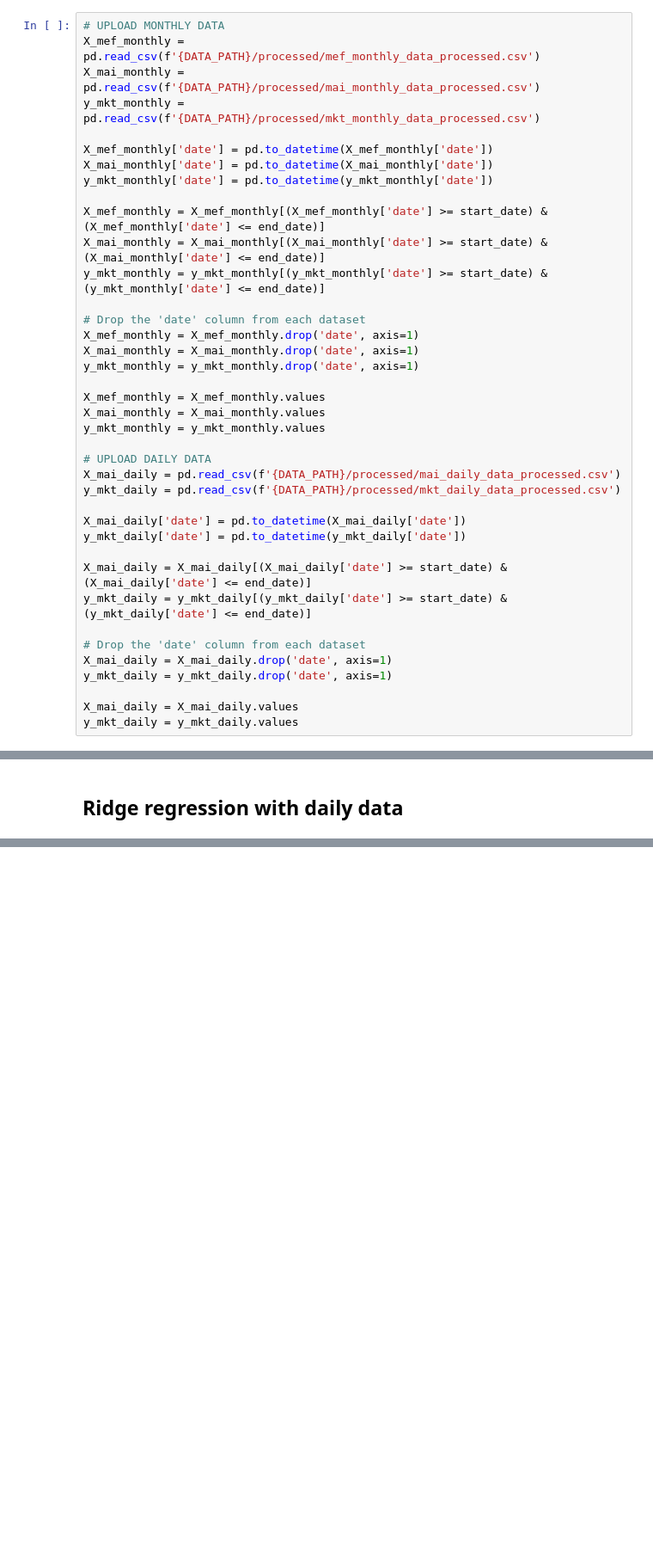
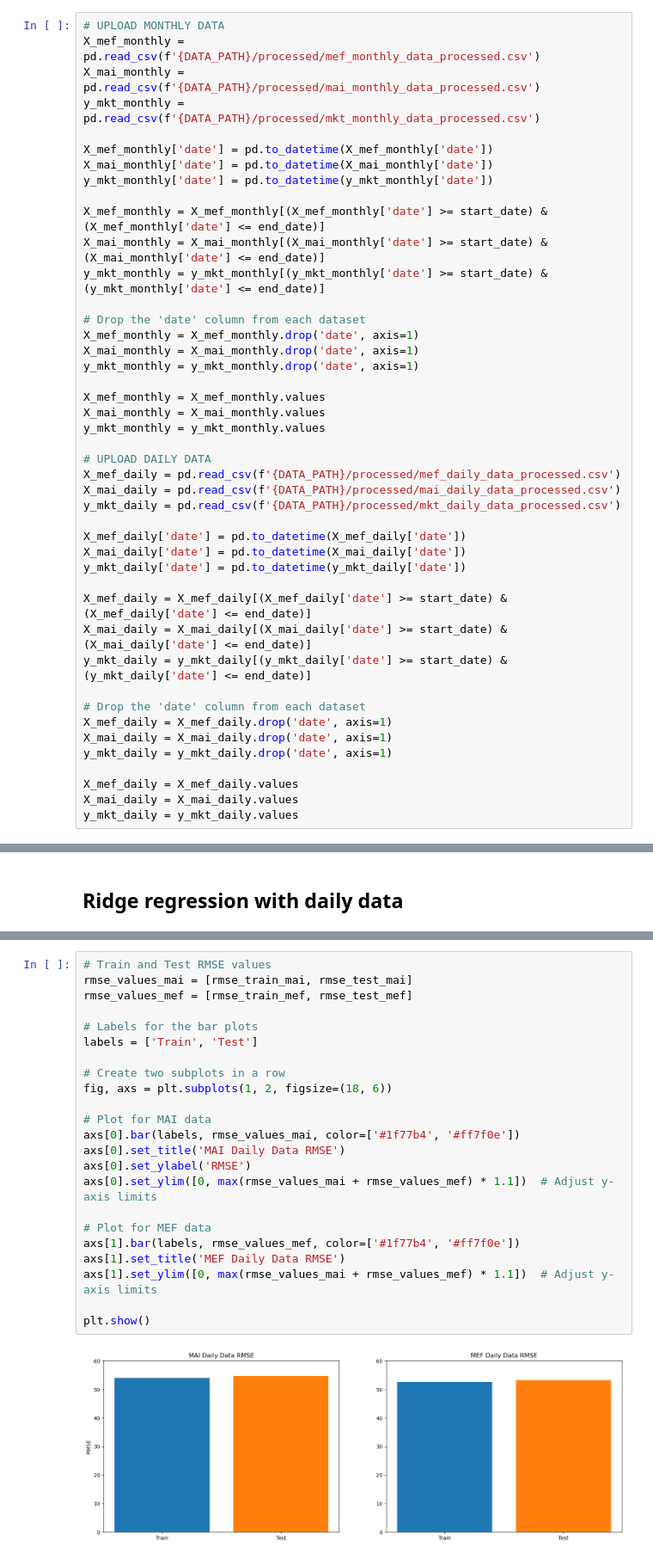
Before and after one commit to astavrop0/MAI_for_stock_return_predictability, a Jupyter notebook: notebooks/LinearModel.ipynb, the cells around one changed output, grey strips where cells are left out. Shown at 86% size. Cells and saved outputs as stored; diff of their text form; blank space fills up the shorter version.

```diff
--- a/notebooks/LinearModel.ipynb
+++ b/notebooks/LinearModel.ipynb
@@ -63,19 +64,24 @@ X_mai_monthly = X_mai_monthly.values
 y_mkt_monthly = y_mkt_monthly.values
 
 # UPLOAD DAILY DATA
+X_mef_daily = pd.read_csv(f'{DATA_PATH}/processed/mef_daily_data_processed.csv')
 X_mai_daily = pd.read_csv(f'{DATA_PATH}/processed/mai_daily_data_processed.csv')
 y_mkt_daily = pd.read_csv(f'{DATA_PATH}/processed/mkt_daily_data_processed.csv')
 
+X_mef_daily['date'] = pd.to_datetime(X_mef_daily['date'])
 X_mai_daily['date'] = pd.to_datetime(X_mai_daily['date'])
 y_mkt_daily['date'] = pd.to_datetime(y_mkt_daily['date'])
 
+X_mef_daily = X_mef_daily[(X_mef_daily['date'] >= start_date) & (X_mef_daily['date'] <= end_date)]
 X_mai_daily = X_mai_daily[(X_mai_daily['date'] >= start_date) & (X_mai_daily['date'] <= end_date)]
 y_mkt_daily = y_mkt_daily[(y_mkt_daily['date'] >= start_date) & (y_mkt_daily['date'] <= end_date)]
 
 # Drop the 'date' column from each dataset
+X_mef_daily = X_mef_daily.drop('date', axis=1)
 X_mai_daily = X_mai_daily.drop('date', axis=1)
 y_mkt_daily = y_mkt_daily.drop('date', axis=1)
 
+X_mef_daily = X_mef_daily.values
 X_mai_daily = X_mai_daily.values
 y_mkt_daily = y_mkt_daily.values
 # %% [markdown]
@@ -362,0 +378,25 @@ Test RMSE for MAI daily data: 54.677498294772924
+# %%
+# Train and Test RMSE values
+rmse_values_mai = [rmse_train_mai, rmse_test_mai]
+rmse_values_mef = [rmse_train_mef, rmse_test_mef]
+
+# Labels for the bar plots
+labels = ['Train', 'Test']
+
+# Create two subplots in a row
+fig, axs = plt.subplots(1, 2, figsize=(18, 6))
+
+# Plot for MAI data
+axs[0].bar(labels, rmse_values_mai, color=['#1f77b4', '#ff7f0e'])
+axs[0].set_title('MAI Daily Data RMSE')
+axs[0].set_ylabel('RMSE')
+axs[0].set_ylim([0, max(rmse_values_mai + rmse_values_mef) * 1.1])  # Adjust y-axis limits
+
+# Plot for MEF data
+axs[1].bar(labels, rmse_values_mef, color=['#1f77b4', '#ff7f0e'])
+axs[1].set_title('MEF Daily Data RMSE')
+axs[1].set_ylim([0, max(rmse_values_mai + rmse_values_mef) * 1.1])  # Adjust y-axis limits
+
+plt.show()
+# %% [output]
+[figure, added]
```
Also changed, not shown: parts of 10 cells of this notebook.
